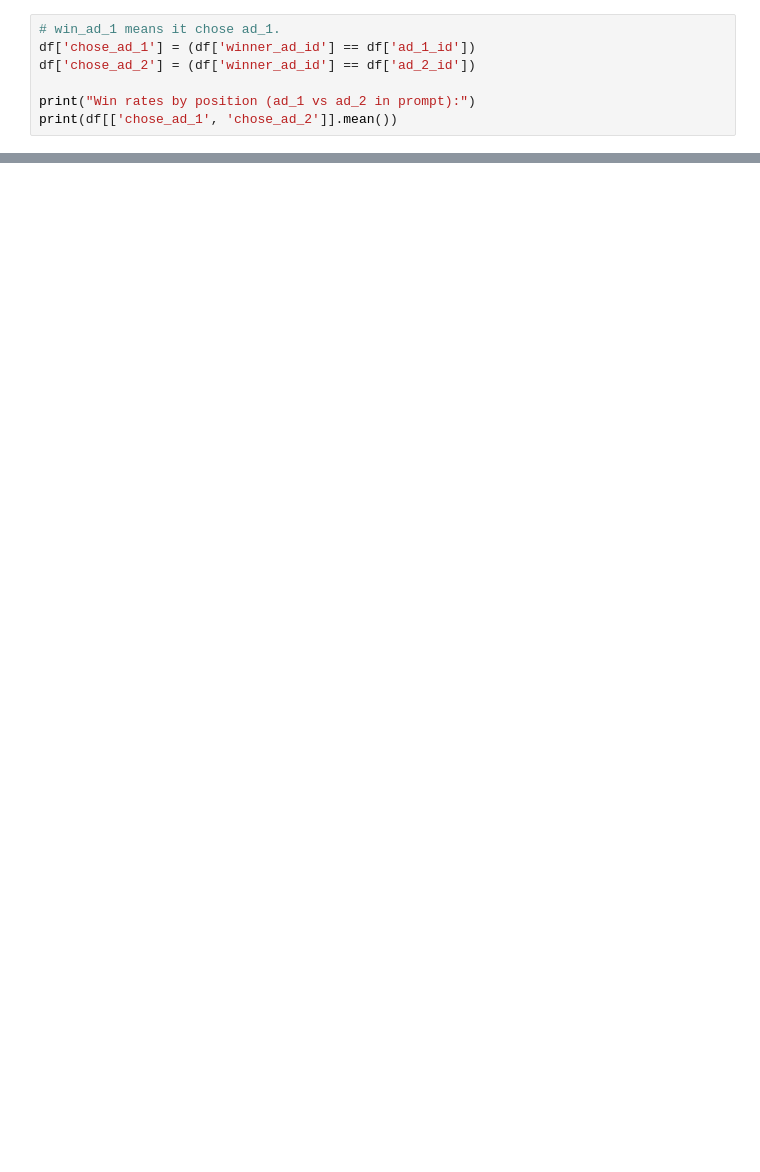
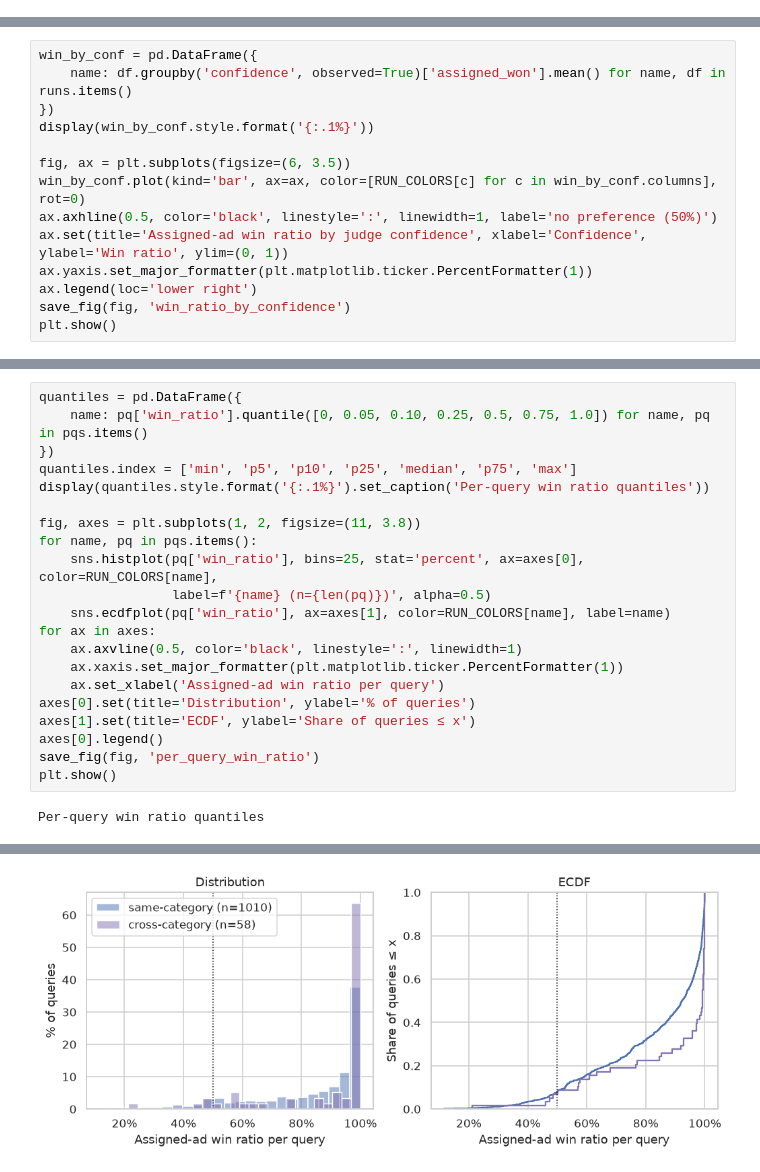
Before and after one commit to usrnamePrateek/LLM_with_ads, a Jupyter notebook: analysis/ad_preference/preference_scores_analysis.ipynb, the cells around one changed output, grey strips where cells are left out. Cells and saved outputs as stored; diff of their text form; blank space fills up the shorter version.

```diff
--- a/analysis/ad_preference/preference_scores_analysis.ipynb
+++ b/analysis/ad_preference/preference_scores_analysis.ipynb
@@ -48,7 +0,0 @@ Let's see if the LLM prefers Ad 1 over Ad 2 simply because it appears first in t
-# %%
-# win_ad_1 means it chose ad_1.
-df['chose_ad_1'] = (df['winner_ad_id'] == df['ad_1_id'])
-df['chose_ad_2'] = (df['winner_ad_id'] == df['ad_2_id'])
-
-print("Win rates by position (ad_1 vs ad_2 in prompt):")
-print(df[['chose_ad_1', 'chose_ad_2']].mean())
@@ -212,0 +278,14 @@ mean: 0.8858284170999744
+# %%
+win_by_conf = pd.DataFrame({
+    name: df.groupby('confidence', observed=True)['assigned_won'].mean() for name, df in runs.items()
+})
+display(win_by_conf.style.format('{:.1%}'))
+
+fig, ax = plt.subplots(figsize=(6, 3.5))
+win_by_conf.plot(kind='bar', ax=ax, color=[RUN_COLORS[c] for c in win_by_conf.columns], rot=0)
+ax.axhline(0.5, color='black', linestyle=':', linewidth=1, label='no preference (50%)')
+ax.set(title='Assigned-ad win ratio by judge confidence', xlabel='Confidence', ylabel='Win ratio', ylim=(0, 1))
+ax.yaxis.set_major_formatter(plt.matplotlib.ticker.PercentFormatter(1))
+ax.legend(loc='lower right')
+save_fig(fig, 'win_ratio_by_confidence')
+plt.show()
@@ -212,0 +304,23 @@ mean: 0.8858284170999744
+# %%
+quantiles = pd.DataFrame({
+    name: pq['win_ratio'].quantile([0, 0.05, 0.10, 0.25, 0.5, 0.75, 1.0]) for name, pq in pqs.items()
+})
+quantiles.index = ['min', 'p5', 'p10', 'p25', 'median', 'p75', 'max']
+display(quantiles.style.format('{:.1%}').set_caption('Per-query win ratio quantiles'))
+
+fig, axes = plt.subplots(1, 2, figsize=(11, 3.8))
+for name, pq in pqs.items():
+    sns.histplot(pq['win_ratio'], bins=25, stat='percent', ax=axes[0], color=RUN_COLORS[name],
+                 label=f'{name} (n={len(pq)})', alpha=0.5)
+    sns.ecdfplot(pq['win_ratio'], ax=axes[1], color=RUN_COLORS[name], label=name)
+for ax in axes:
+    ax.axvline(0.5, color='black', linestyle=':', linewidth=1)
+    ax.xaxis.set_major_formatter(plt.matplotlib.ticker.PercentFormatter(1))
+    ax.set_xlabel('Assigned-ad win ratio per query')
+axes[0].set(title='Distribution', ylabel='% of queries')
+axes[1].set(title='ECDF', ylabel='Share of queries ≤ x')
+axes[0].legend()
+save_fig(fig, 'per_query_win_ratio')
+plt.show()
+# %% [output]
+Per-query win ratio quantiles
@@ -212,0 +335 @@ mean: 0.8858284170999744
+[figure, added]
```
Also changed, not shown: parts of 44 cells of this notebook, 11 other files.
